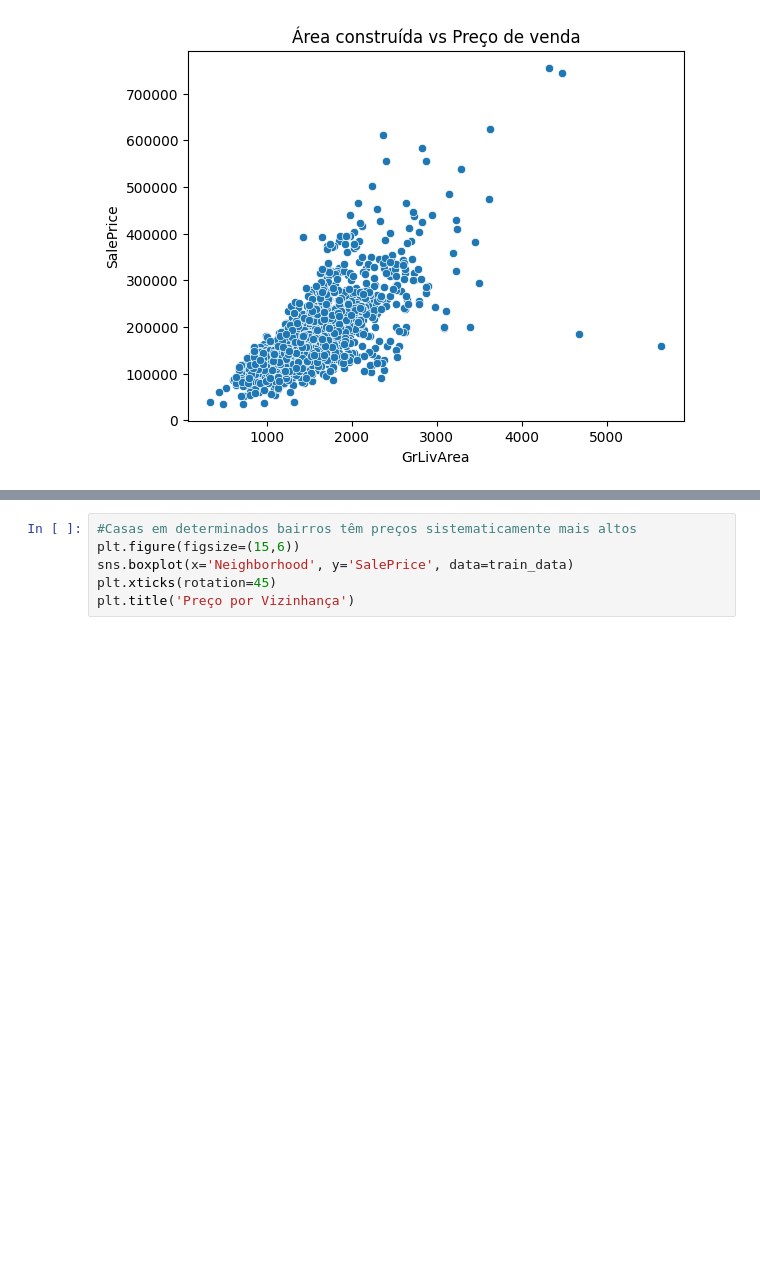
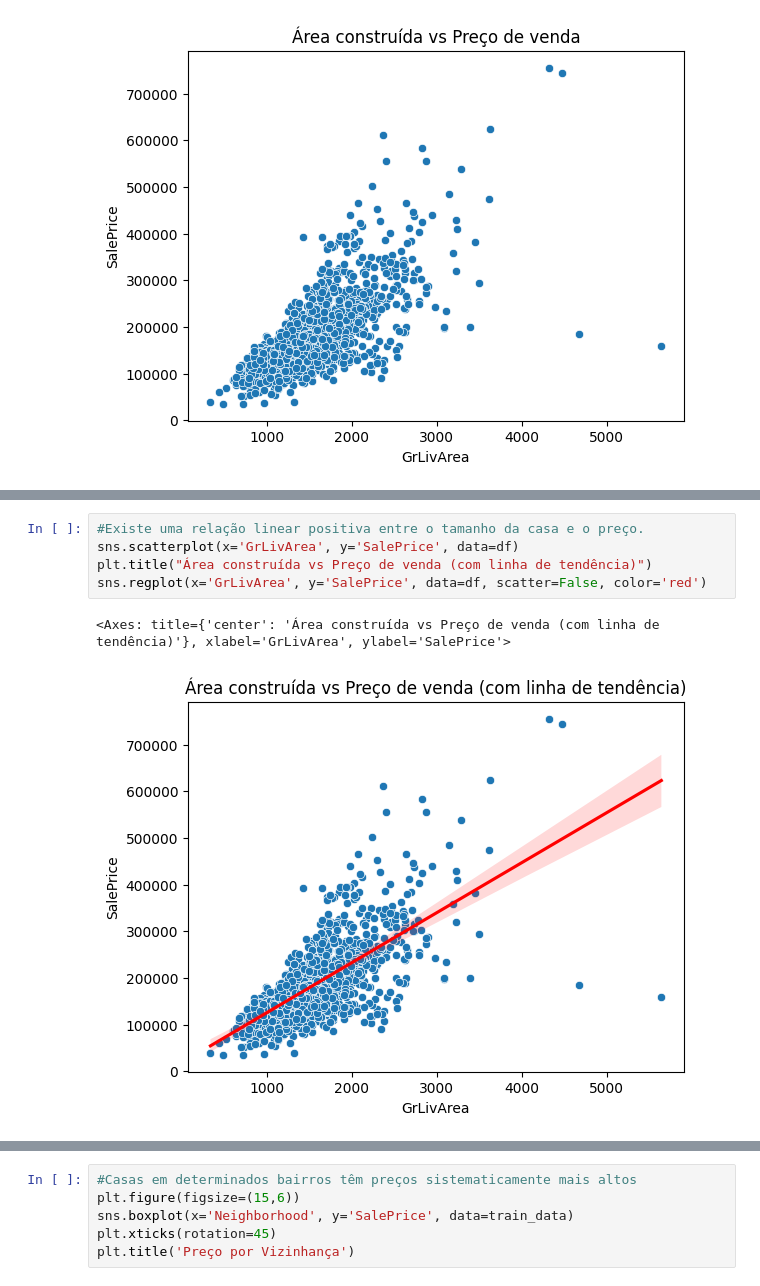
Before and after one commit to joaossoliveira/House-price, a Jupyter notebook: House_Price1.ipynb, the cells around one changed output, grey strips where cells are left out. Saved outputs shown, nothing was run; the diff lists cells and outputs as text; blank space fills up the shorter version.

```diff
--- a/House_Price1.ipynb
+++ b/House_Price1.ipynb
@@ -532,0 +537,8 @@ Text(0.5, 1.0, 'Área construída vs Preço de venda')
+# %%
+#Existe uma relação linear positiva entre o tamanho da casa e o preço.
+sns.scatterplot(x='GrLivArea', y='SalePrice', data=df)
+plt.title("Área construída vs Preço de venda (com linha de tendência)")
+sns.regplot(x='GrLivArea', y='SalePrice', data=df, scatter=False, color='red')
+# %% [output]
+<Axes: title={'center': 'Área construída vs Preço de venda (com linha de tendência)'}, xlabel='GrLivArea', ylabel='SalePrice'>
+[figure, added]
```
Also changed, not shown: parts of 26 cells of this notebook.
